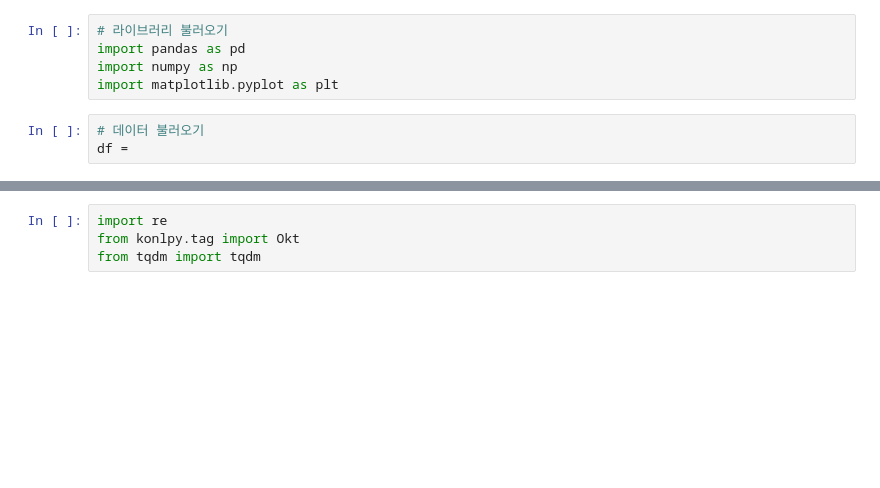
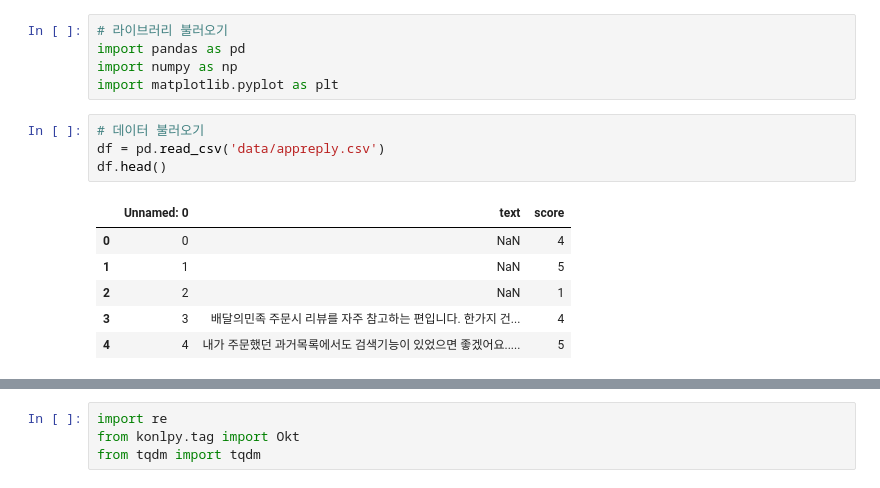
Before and after one commit to dovan2026/SKN30_playdata, a Jupyter notebook: LLM/04_네트워크_분석.ipynb, the cells around one changed output, grey strips where cells are left out. Drawn from its saved outputs; the diff is of its cells as text; blank space fills up the shorter version.

```diff
--- a/LLM/04_네트워크_분석.ipynb
+++ b/LLM/04_네트워크_분석.ipynb
@@ -18,7 +18,15 @@ import numpy as np
 import matplotlib.pyplot as plt
 # %%
 # 데이터 불러오기
-df =
+df = pd.read_csv('data/appreply.csv')
+df.head()
+# %% [output]
+|  | Unnamed: 0 | text | score |
+| 0 | 0 | NaN | 4 |
+| 1 | 1 | NaN | 5 |
+| 2 | 2 | NaN | 1 |
+| 3 | 3 | 배달의민족 주문시 리뷰를 자주 참고하는 편입니다. 한가지 건... | 4 |
+| 4 | 4 | 내가 주문했던 과거목록에서도 검색기능이 있었으면 좋겠어요..... | 5 |
 # %%
 # 데이터 전처리
 df.dropna(inplace=True)
```
Also changed, not shown: parts of 6 cells of this notebook, 4 other files.
